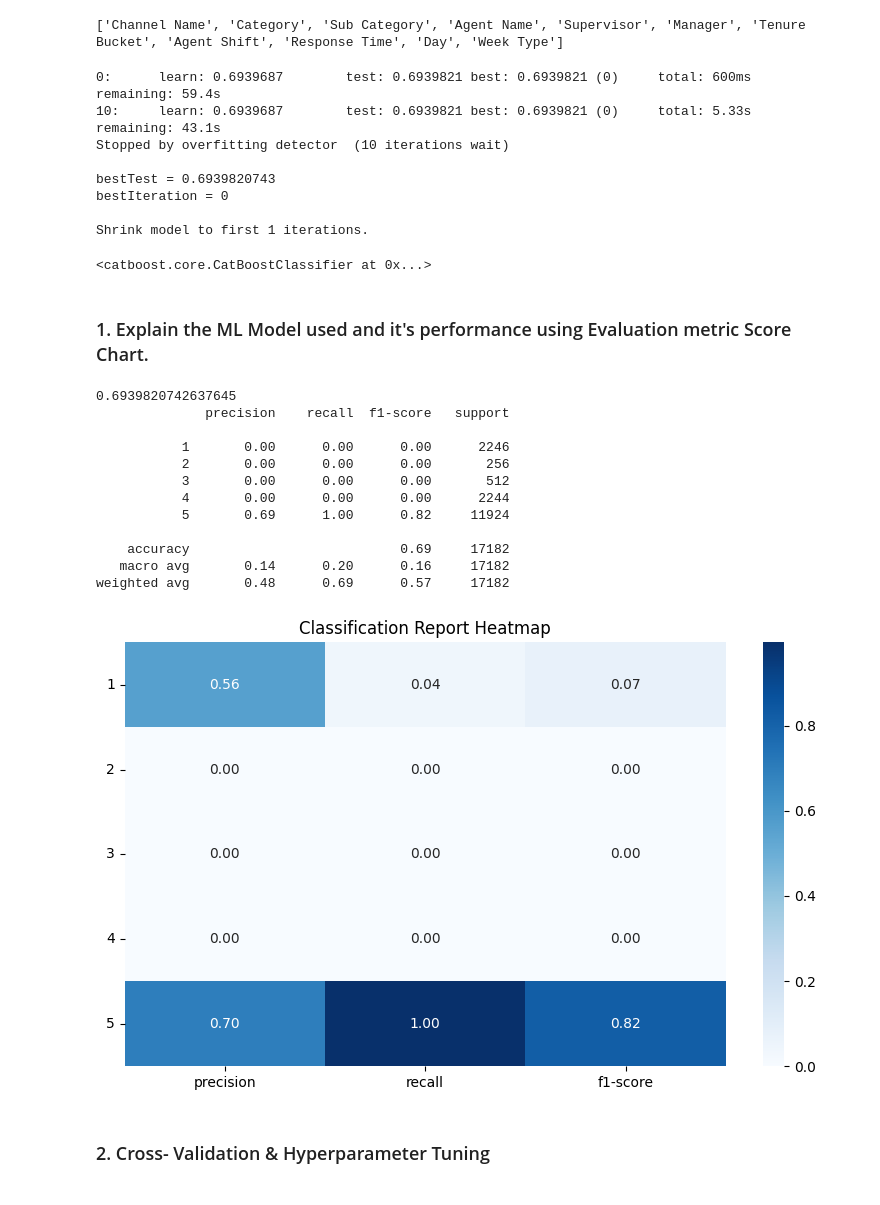
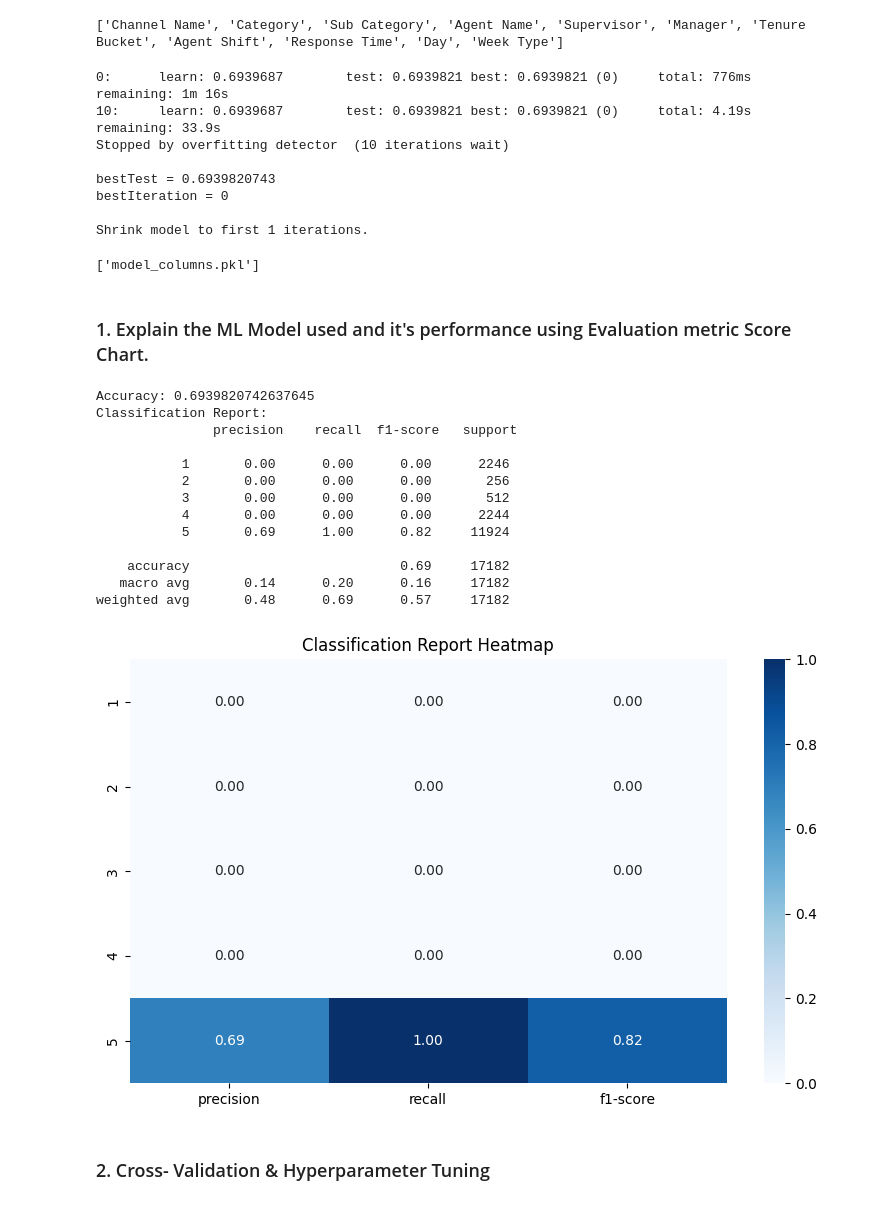
Before and after one commit to Jan2309jr/csat-prediction, a Jupyter notebook: csat_score_prediction.ipynb, the cells around one changed output. Saved outputs shown, nothing was run; the diff lists cells and outputs as text; code cells hidden in the pictures.

```diff
--- a/csat_score_prediction.ipynb
+++ b/csat_score_prediction.ipynb
@@ -1258,4 +1250,12 @@ cat_features = [col for col in cat_features if col in X.columns]
 # %%
+# --- Categorical features ---
+cat_features = [col for col in [
+    'Channel Name', 'Category', 'Sub Category', 'Agent Name',
+    'Supervisor', 'Manager', 'Tenure Bucket', 'Agent Shift',
+    'Day', 'Week Type'
+] if col in X_train.columns]
+
+# --- Define CatBoostClassifier ---
 catb_model = CatBoostClassifier(
     iterations=100,
     learning_rate=0.1,
@@ -1268,28 +1268,33 @@ catb_model = CatBoostClassifier(
     verbose=10
 )
 
+# --- Train the model ---
 catb_model.fit(X_train, y_train, eval_set=(X_test, y_test))
-y_pred = catb_model.predict(X_test)
-catb_model
+
+# --- Save model and column structure ---
+catb_model.save_model("catboost_model.cbm")
+joblib.dump(X_train.columns.tolist(), "model_columns.pkl")
 # %% [output]
-0:      learn: 0.6939687        test: 0.6939821 best: 0.6939821 (0)     total: 600ms    remaining: 59.4s
-10:     learn: 0.6939687        test: 0.6939821 best: 0.6939821 (0)     total: 5.33s    remaining: 43.1s
+0:      learn: 0.6939687        test: 0.6939821 best: 0.6939821 (0)     total: 776ms    remaining: 1m 16s
+10:     learn: 0.6939687        test: 0.6939821 best: 0.6939821 (0)     total: 4.19s    remaining: 33.9s
 Stopped by overfitting detector  (10 iterations wait)
 
 bestTest = 0.6939820743
 bestIteration = 0
 
 Shrink model to first 1 iterations.
-<catboost.core.CatBoostClassifier at 0x...>
+['model_columns.pkl']
 # %% [markdown]
 ### 1. Explain the ML Model used and it's performance using Evaluation metric Score Chart.
 # %%
-# Evaluation
-print(accuracy_score(y_test, y_pred))
-print(classification_report(y_test, y_pred, zero_division=0))
+# --- Predict and evaluate ---
+y_pred = catb_model.predict(X_test)
+print("Accuracy:", accuracy_score(y_test, y_pred))
+print("Classification Report:\n", classification_report(y_test, y_pred, zero_division=0))
 # %% [output]
-0.6939820742637645
-              precision    recall  f1-score   support
+Accuracy: 0.6939820742637645
+Classification Report:
+               precision    recall  f1-score   support
 
            1       0.00      0.00      0.00      2246
            2       0.00      0.00      0.00       256
@@ -1301,22 +1306,18 @@ print(classification_report(y_test, y_pred, zero_division=0))
    macro avg       0.14      0.20      0.16     17182
 weighted avg       0.48      0.69      0.57     17182
 # %%
-# Get classification report as dict
-report_dict = classification_report(y_test, y_pred_best, output_dict=True, zero_division=0)
-# Remove 'accuracy', 'macro avg', 'weighted avg' to focus on per-class metrics
+# --- Classification report heatmap ---
+report_dict = classification_report(y_test, y_pred, output_dict=True, zero_division=0)
 class_metrics = {k: v for k, v in report_dict.items() if k.isdigit()}
-# Convert to DataFrame
-report_df = pd.DataFrame(class_metrics).T
-report_df = report_df[['precision', 'recall', 'f1-score']]
-#Classification report as heatmap
+report_df = pd.DataFrame(class_metrics).T[['precision', 'recall', 'f1-score']]
+
 plt.figure(figsize=(8, 5))
 sb.heatmap(report_df, annot=True, fmt=".2f", cmap="Blues")
 plt.title("Classification Report Heatmap")
-plt.yticks(rotation=0)
 plt.tight_layout()
 plt.show()
 # %% [output]
-[figure, old version]
+[figure, new version]
 # %% [markdown]
 ### 2. Cross- Validation & Hyperparameter Tuning
 # %%
```
Also changed, not shown: parts of 3 cells of this notebook.
